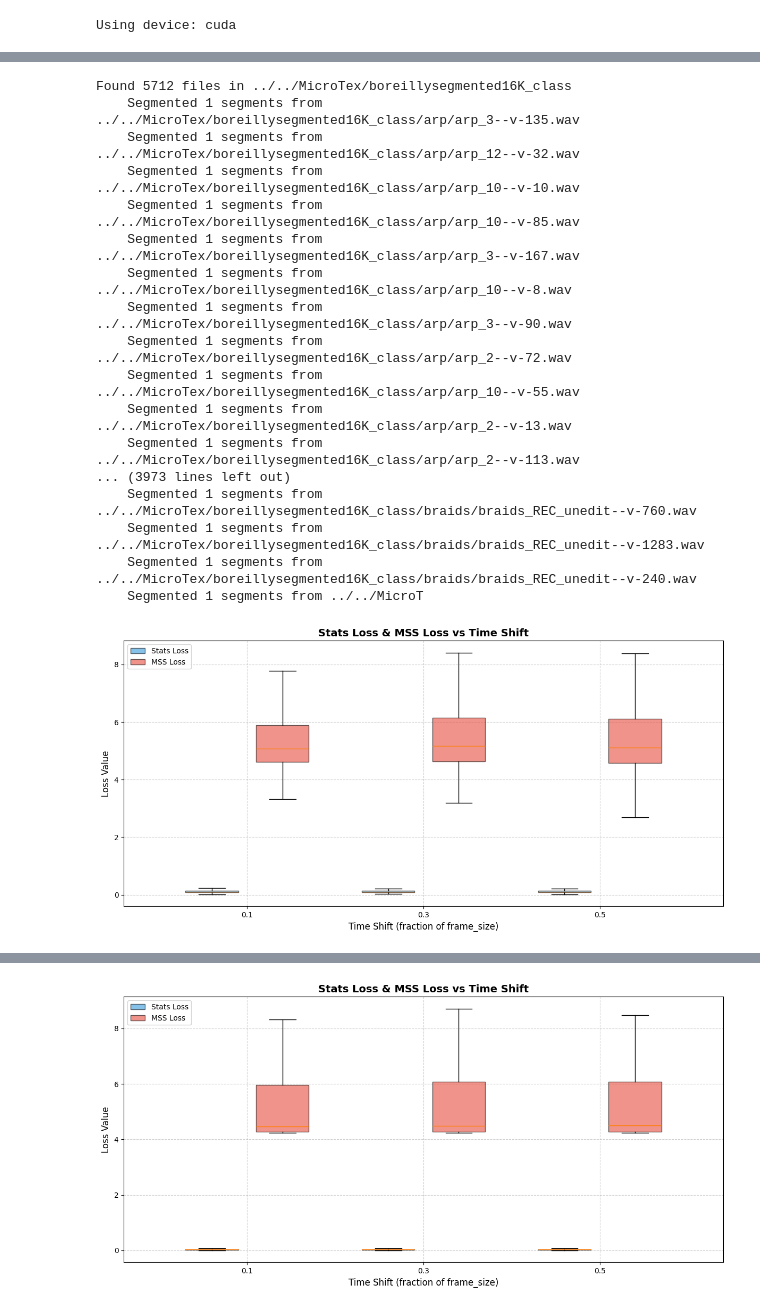
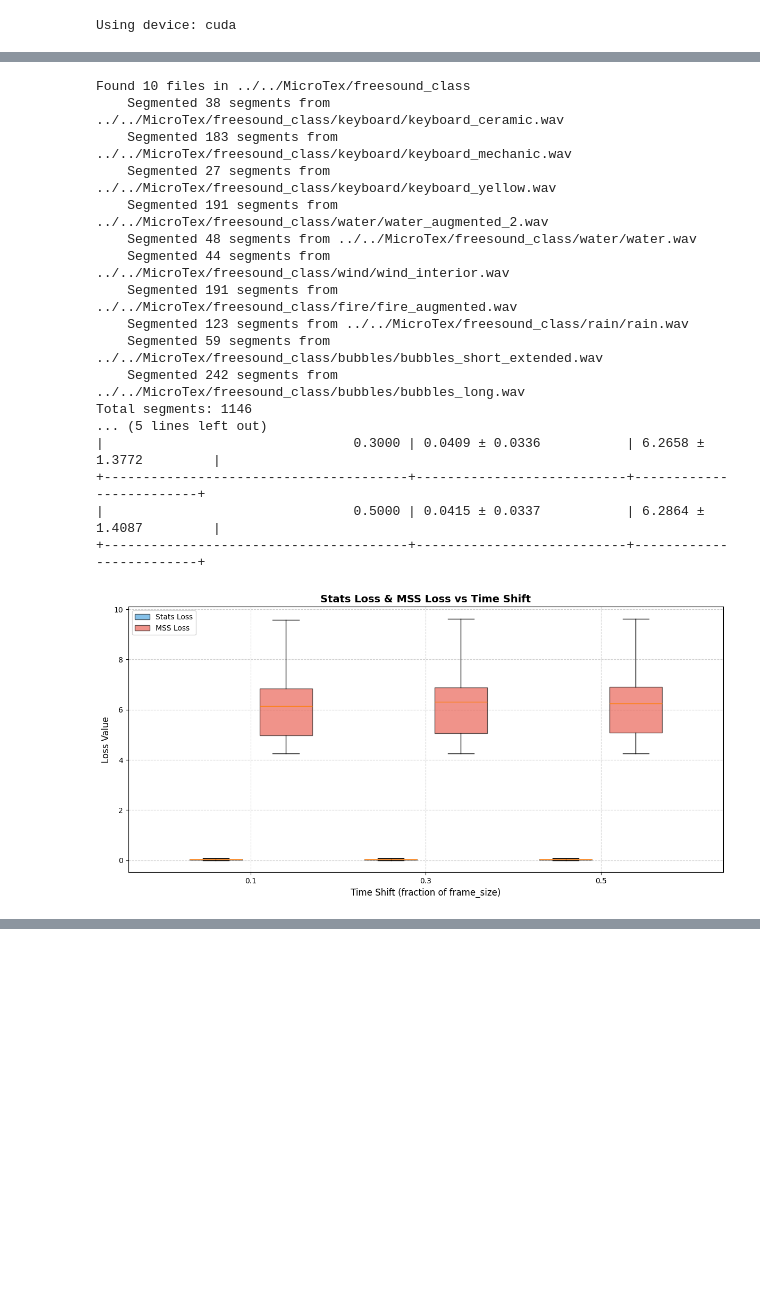
Before and after one commit to cordutie/texstat, a Jupyter notebook: experiments/test_1_properties.ipynb, the cells around one changed output, grey strips where cells are left out. Cells and saved outputs as stored; diff of their text form; code cells hidden in the pictures; blank space fills up the shorter version.

```diff
--- a/experiments/test_1_properties.ipynb
+++ b/experiments/test_1_properties.ipynb
@@ -236,6 +202,10 @@ Found 3724 files in ../../MicroTex/syntex_class
 # %%
 # Assuming texstat_loss and multiscale_spectrogram_loss are defined elsewhere
-def experiment_time_shift(data_path,  sr=44100, frame_size=44000, experiment_size = 300):
+def experiment_time_shift(data_path,  sr=44100, frame_size=44000, experiment_size = "Full"):
+    if experiment_size == "Full":
+        segments_number = None
+    else:
+        segments_number = experiment_size
     # Device selection
     device = "cuda" if torch.cuda.is_available() else "cpu"
 
@@ -250,8 +220,10 @@ def experiment_time_shift(data_path,  sr=44100, frame_size=44000, experiment_siz
     coch_fb     = fb.EqualRectangularBandwidth(frame_size, sr, N_filter_bank, 20, sr // 2)
     mod_fb      = fb.Logarithmic(new_frame_size,       new_sr, M_filter_bank, 10, new_sr // 4)
 
-    segments_batch = segmentate_from_path(data_path, sampling_rate = sr, segment_length = frame_size, segments_number = experiment_size, torch_type=False)
+    segments_batch = segmentate_from_path(data_path, sampling_rate = sr, segment_length = frame_size, segments_number = segments_number, torch_type=False)
     segments_batch = torch.tensor(segments_batch, dtype=torch.float32, device=device)
+
+    experiment_size = segments_batch.shape[0] if experiment_size == "Full" else experiment_size
 
     # Store losses for boxplot
     stats_losses = []
@@ -298,50 +270,50 @@ def experiment_time_shift(data_path,  sr=44100, frame_size=44000, experiment_siz
 
     # Labels and styling
     plt.xticks(range(len(shift_levels)), [f"{shift/frame_size:.1f}" for shift in shift_levels])
     plt.xlabel("Time Shift (fraction of frame_size)", fontsize=12)
     plt.ylabel("Loss Value", fontsize=12)
     plt.title("Stats Loss & MSS Loss vs Time Shift", fontsize=14, fontweight="bold")
     plt.grid(True, linestyle="--", alpha=0.6)
 
     # Add legend manually
     plt.legend([box1["boxes"][0], box2["boxes"][0]], ["Stats Loss", "MSS Loss"], loc="upper left")
 
     # Show boxplots
     plt.tight_layout()
 
     # Create table of mean ± std values
     table_data = []
     for i, shift in enumerate(shift_levels):
         table_data.append([f"{shift/frame_size:.1f}", stats_mean_std[i], mss_mean_std[i]])
 
     # Display the table
     table_header = ["Time Shift (fraction of frame_size)", "Stats Loss (mean ± std)", "MSS Loss (mean ± std)"]
     table_str = tabulate(table_data, headers=table_header, tablefmt="grid", floatfmt=".4f")
 
     print(table_str)
 
     # Show plot
     plt.show()
 
-experiment_time_shift("../../MicroTex/boreillysegmented16K_class", sr=44100, frame_size=44099)
+# experiment_time_shift("../../MicroTex/boreillysegmented16K_class", sr=44100, frame_size=44099)
 experiment_time_shift("../../MicroTex/freesound_class",            sr=44100, frame_size=44099)
-experiment_time_shift("../../MicroTex/syntex_class",               sr=44100, frame_size=44099)
+# experiment_time_shift("../../MicroTex/syntex_class",               sr=44100, frame_size=44099)
 # %% [output]
-Found 5712 files in ../../MicroTex/boreillysegmented16K_class
-    Segmented 1 segments from ../../MicroTex/boreillysegmented16K_class/arp/arp_3--v-135.wav
-    Segmented 1 segments from ../../MicroTex/boreillysegmented16K_class/arp/arp_12--v-32.wav
-    Segmented 1 segments from ../../MicroTex/boreillysegmented16K_class/arp/arp_10--v-10.wav
-    Segmented 1 segments from ../../MicroTex/boreillysegmented16K_class/arp/arp_10--v-85.wav
-    Segmented 1 segments from ../../MicroTex/boreillysegmented16K_class/arp/arp_3--v-167.wav
-    Segmented 1 segments from ../../MicroTex/boreillysegmented16K_class/arp/arp_10--v-8.wav
-    Segmented 1 segments from ../../MicroTex/boreillysegmented16K_class/arp/arp_3--v-90.wav
-    Segmented 1 segments from ../../MicroTex/boreillysegmented16K_class/arp/arp_2--v-72.wav
-    Segmented 1 segments from ../../MicroTex/boreillysegmented16K_class/arp/arp_10--v-55.wav
-    Segmented 1 segments from ../../MicroTex/boreillysegmented16K_class/arp/arp_2--v-13.wav
-    Segmented 1 segments from ../../MicroTex/boreillysegmented16K_class/arp/arp_2--v-113.wav
-... (3973 lines left out)
-    Segmented 1 segments from ../../MicroTex/boreillysegmented16K_class/braids/braids_REC_unedit--v-760.wav
-    Segmented 1 segments from ../../MicroTex/boreillysegmented16K_class/braids/braids_REC_unedit--v-1283.wav
-    Segmented 1 segments from ../../MicroTex/boreillysegmented16K_class/braids/braids_REC_unedit--v-240.wav
-    Segmented 1 segments from ../../MicroT
+Found 10 files in ../../MicroTex/freesound_class
+    Segmented 38 segments from ../../MicroTex/freesound_class/keyboard/keyboard_ceramic.wav
+    Segmented 183 segments from ../../MicroTex/freesound_class/keyboard/keyboard_mechanic.wav
+    Segmented 27 segments from ../../MicroTex/freesound_class/keyboard/keyboard_yellow.wav
+    Segmented 191 segments from ../../MicroTex/freesound_class/water/water_augmented_2.wav
+    Segmented 48 segments from ../../MicroTex/freesound_class/water/water.wav
+    Segmented 44 segments from ../../MicroTex/freesound_class/wind/wind_interior.wav
+    Segmented 191 segments from ../../MicroTex/freesound_class/fire/fire_augmented.wav
+    Segmented 123 segments from ../../MicroTex/freesound_class/rain/rain.wav
+    Segmented 59 segments from ../../MicroTex/freesound_class/bubbles/bubbles_short_extended.wav
+    Segmented 242 segments from ../../MicroTex/freesound_class/bubbles/bubbles_long.wav
+Total segments: 1146
+... (5 lines left out)
+|                                0.3000 | 0.0409 ± 0.0336           | 6.2658 ± 1.3772         |
++---------------------------------------+---------------------------+-------------------------+
+|                                0.5000 | 0.0415 ± 0.0337           | 6.2864 ± 1.4087         |
++---------------------------------------+---------------------------+-------------------------+
-[figure, old version]
+[figure, new version]
@@ -365 +319,0 @@ Found 11 files in ../../MicroTex/freesound_class
-[figure, removed]
```
Also changed, not shown: parts of 2 cells of this notebook.
